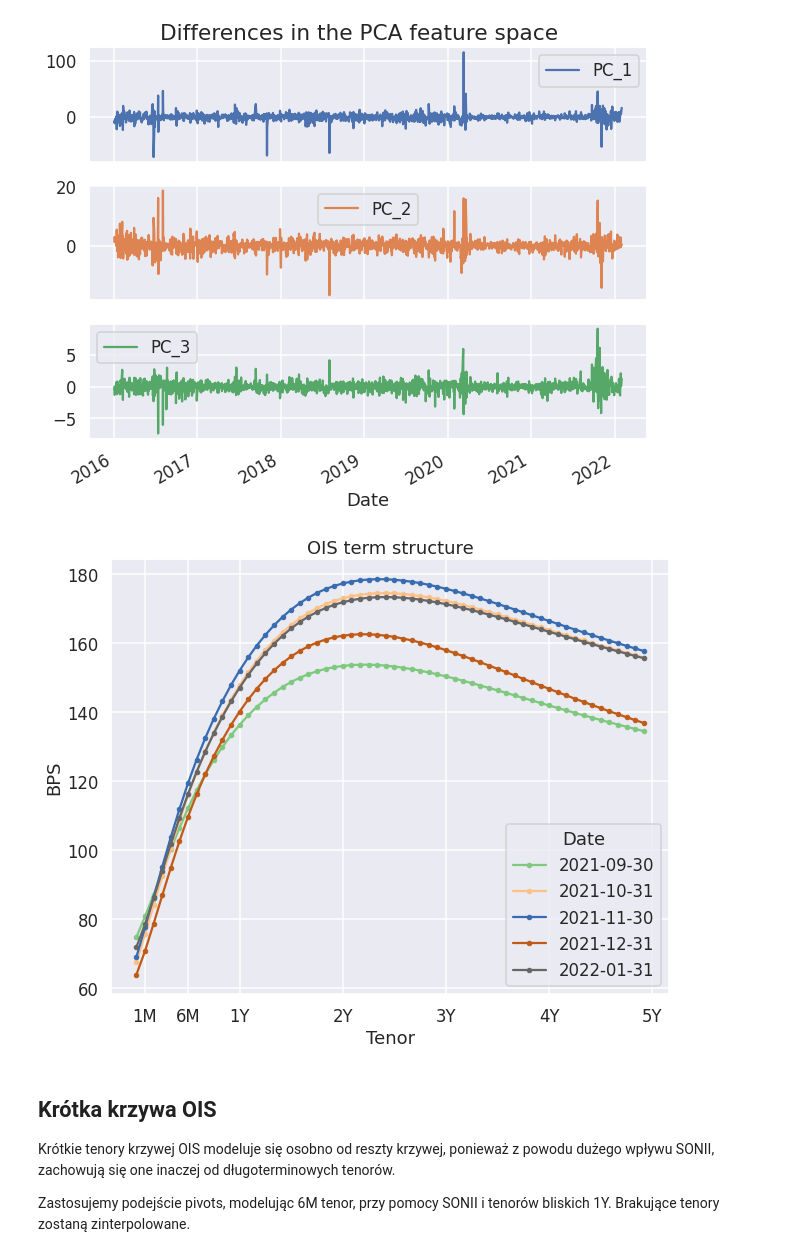
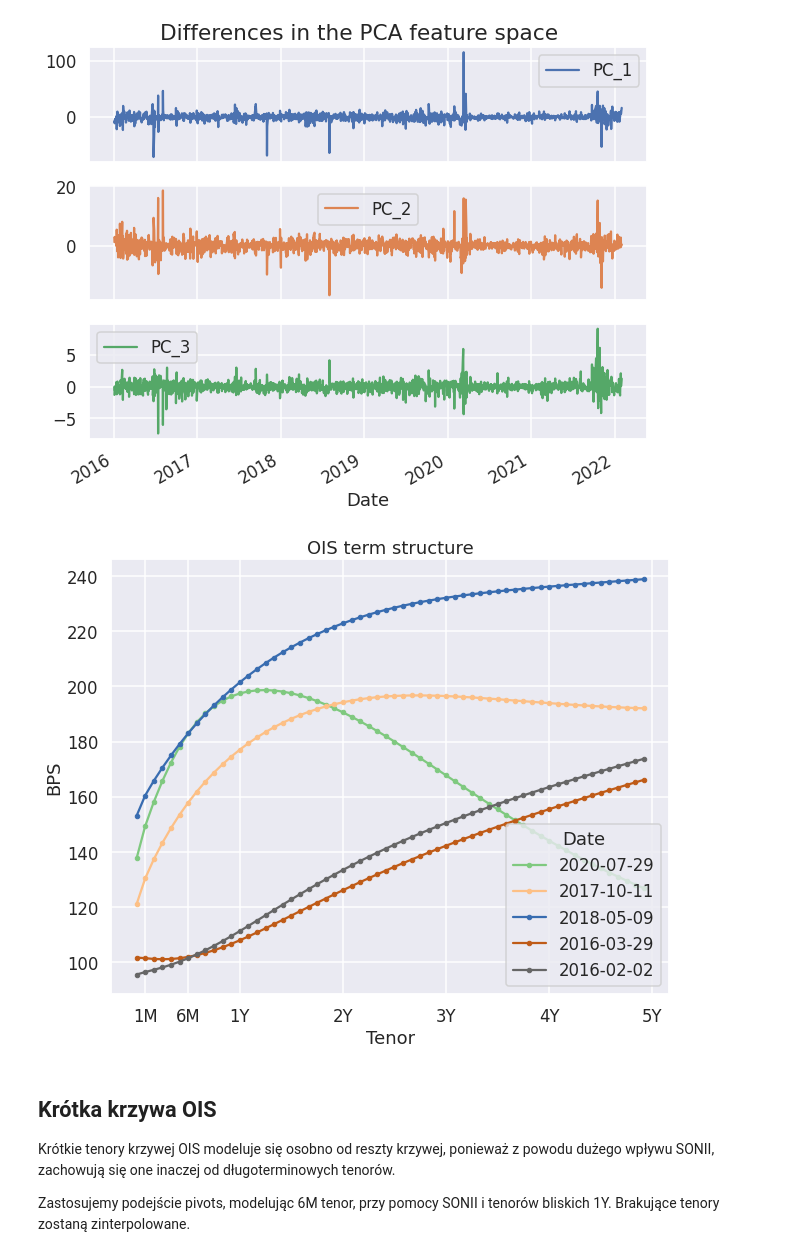
Before and after one commit to PiotMik/OIS_curve_modeling, a Jupyter notebook: OIS_Curve_modelling_3.ipynb, the cells around one changed output. Saved outputs shown, nothing was run; the diff lists cells and outputs as text; code cells hidden in the pictures.

```diff
--- a/OIS_Curve_modelling_3.ipynb
+++ b/OIS_Curve_modelling_3.ipynb
@@ -393,17 +393,19 @@ long_term_model.plot_components()
 # %%
 simulation = long_term_model.simulate(dates = rates.index[1:], x0 = rates.iloc[[0], 1:])
 
-term_structure_df = simulation.tail(100).resample('M').last().T
+#term_structure_df = simulation.tail(100).resample('M').last().T
+term_structure_df = simulation.sample(5).T
+
 term_structure_df.columns = term_structure_df.columns.strftime('%Y-%m-%d')
 
 term_structure_df.plot(marker='.', cmap='Accent')
 plt.ylabel('BPS')
 plt.xlabel('Tenor')
 _ = plt.title('OIS term structure')
 tenors = ['1M', '6M', '1Y', '2Y', '3Y', '4Y', '5Y']
 plt.xticks([rev_tenor_parser(x) for x in tenors], tenors);
 # %% [output]
-[figure, old version]
+[figure, new version]
 # %% [markdown]
 ## Krótka krzywa OIS
 
```
